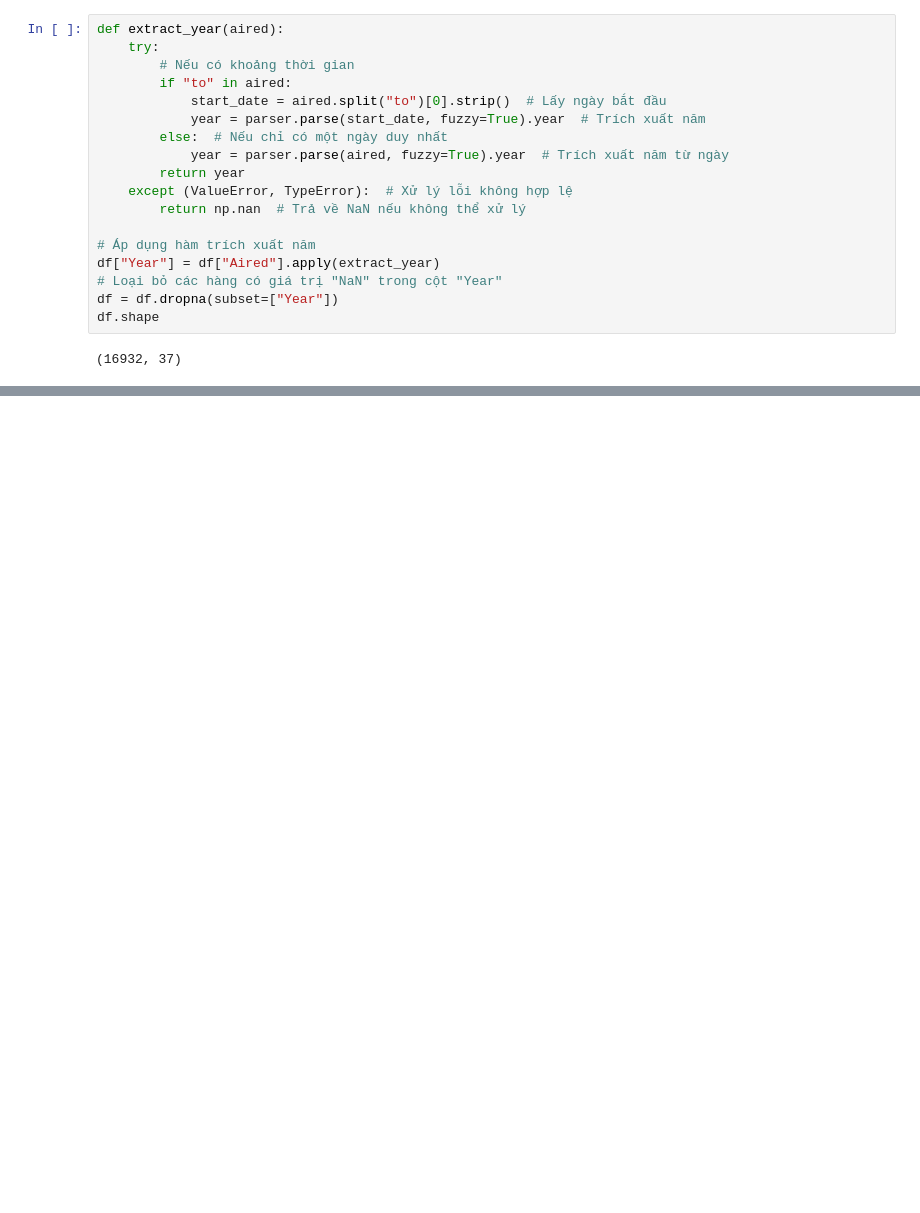
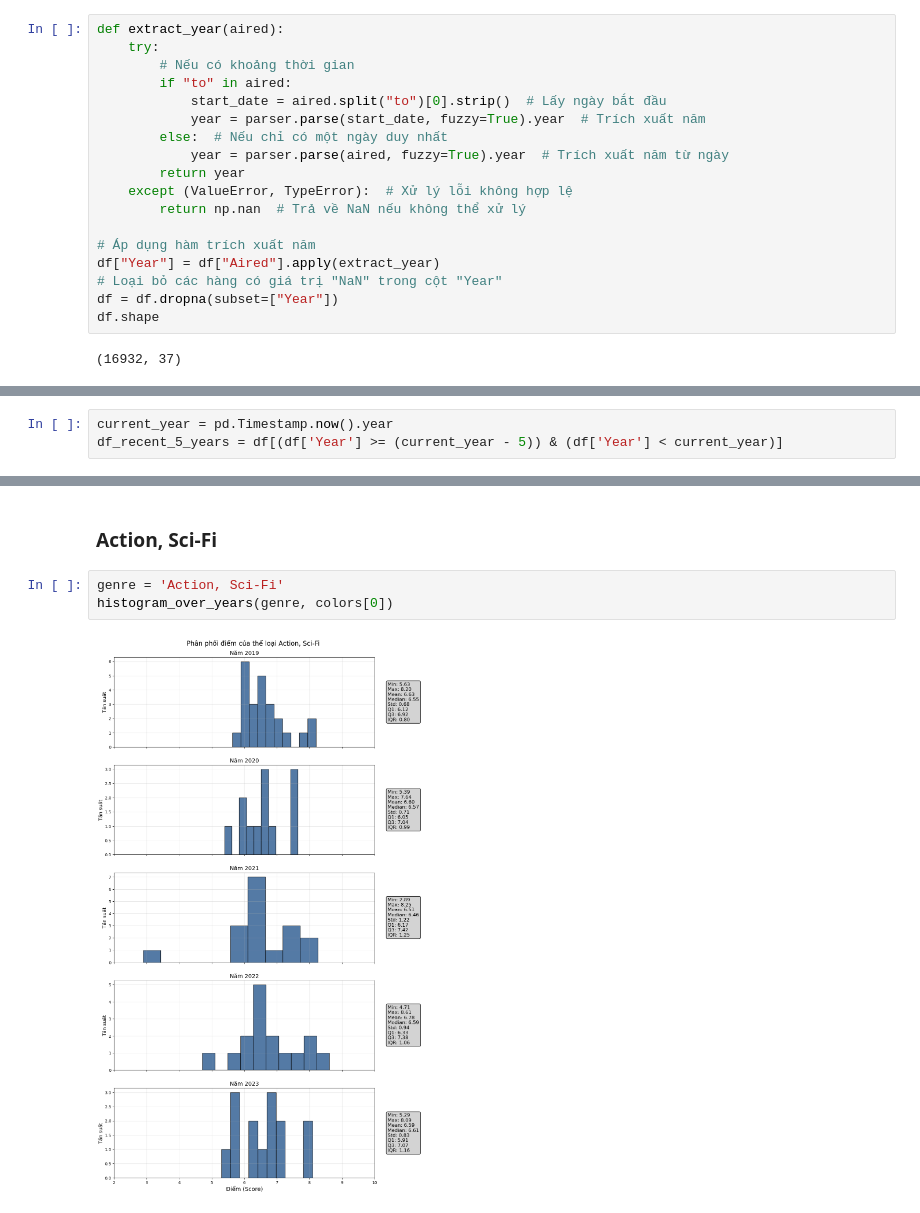
Before and after one commit to V1nk4n/Intro2DS_FinalProject, a Jupyter notebook: question_v1nk4n.ipynb, the cells around one changed output, grey strips where cells are left out. Cells and saved outputs as stored; diff of their text form; blank space fills up the shorter version.

```diff
--- a/question_v1nk4n.ipynb
+++ b/question_v1nk4n.ipynb
@@ -260,0 +200,3 @@ plt.show()
+# %%
+current_year = pd.Timestamp.now().year
+df_recent_5_years = df[(df['Year'] >= (current_year - 5)) & (df['Year'] < current_year)]
@@ -260,0 +263,7 @@ plt.show()
+# %% [markdown]
+### Action, Sci-Fi
+# %%
+genre = 'Action, Sci-Fi'
+histogram_over_years(genre, colors[0])
+# %% [output]
+[figure, added]
```
Also changed, not shown: parts of 41 cells of this notebook, 1 other file.
